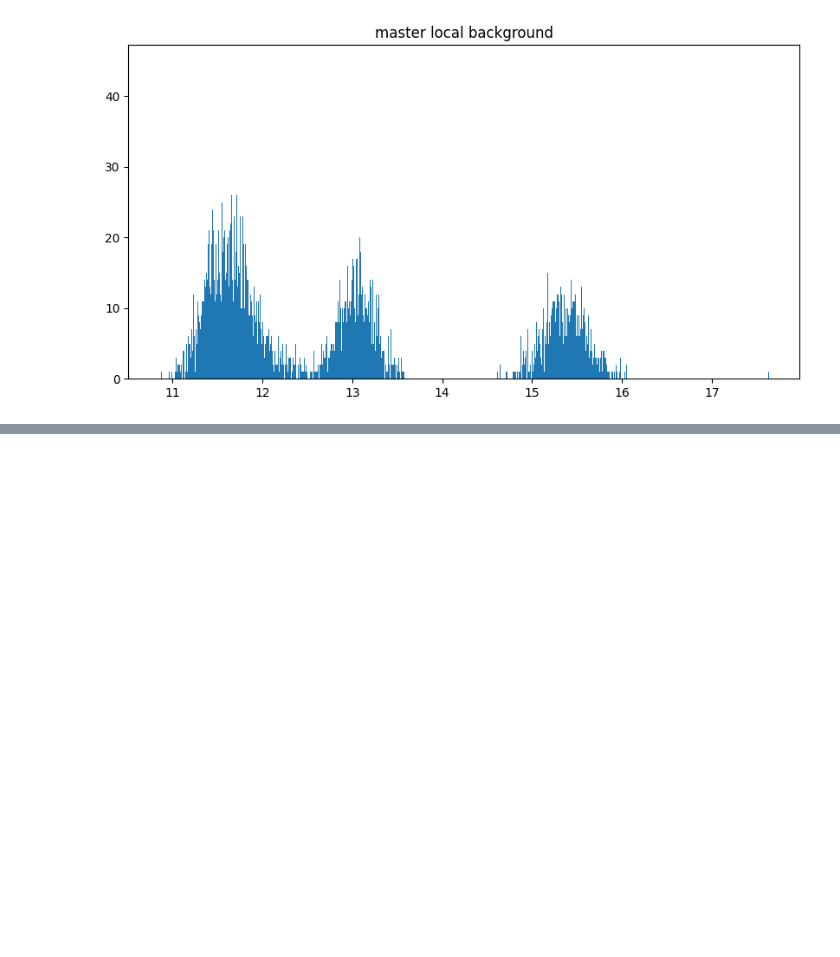
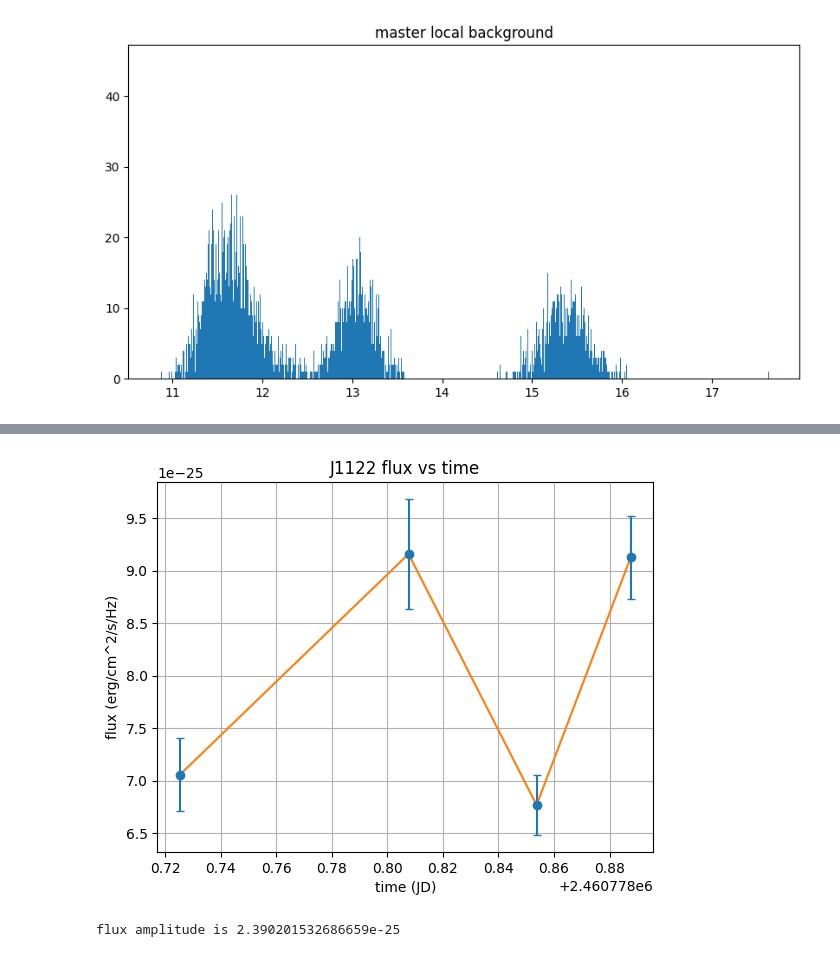
Before and after one commit to lucamenotti/astr136_lab, a Jupyter notebook: lab1_astr136.ipynb, the cells around one changed output, grey strips where cells are left out. Cells and saved outputs as stored; diff of their text form; code cells hidden in the pictures; blank space fills up the shorter version.

```diff
--- a/lab1_astr136.ipynb
+++ b/lab1_astr136.ipynb
@@ -457,0 +465,17 @@ flux_err  3.469999e-26  5.243368e-26  2.845877e-26  3.941044e-26
+# %%
+# plot flux vs times
+plt.figure("J1122 flux vs time")
+plt.title("J1122 flux vs time")
+plt.ylabel("flux (erg/cm^2/s/Hz)")
+plt.xlabel("time (JD)")
+plt.errorbar(time_list, flux_list, yerr=flux_err_list, fmt='o', capsize=3)
+plt.grid(True)
+plt.plot(time_list, flux_list)
+plt.savefig("j1122_flux_versus_time.png")
+plt.show()
+
+flux_amp = (max(flux_list)-min(flux_list))
+print(f"flux amplitude is {flux_amp}")
+# %% [output]
+[figure, added]
+flux amplitude is 2.390201532686659e-25
```
Also changed, not shown: parts of 10 cells of this notebook.
